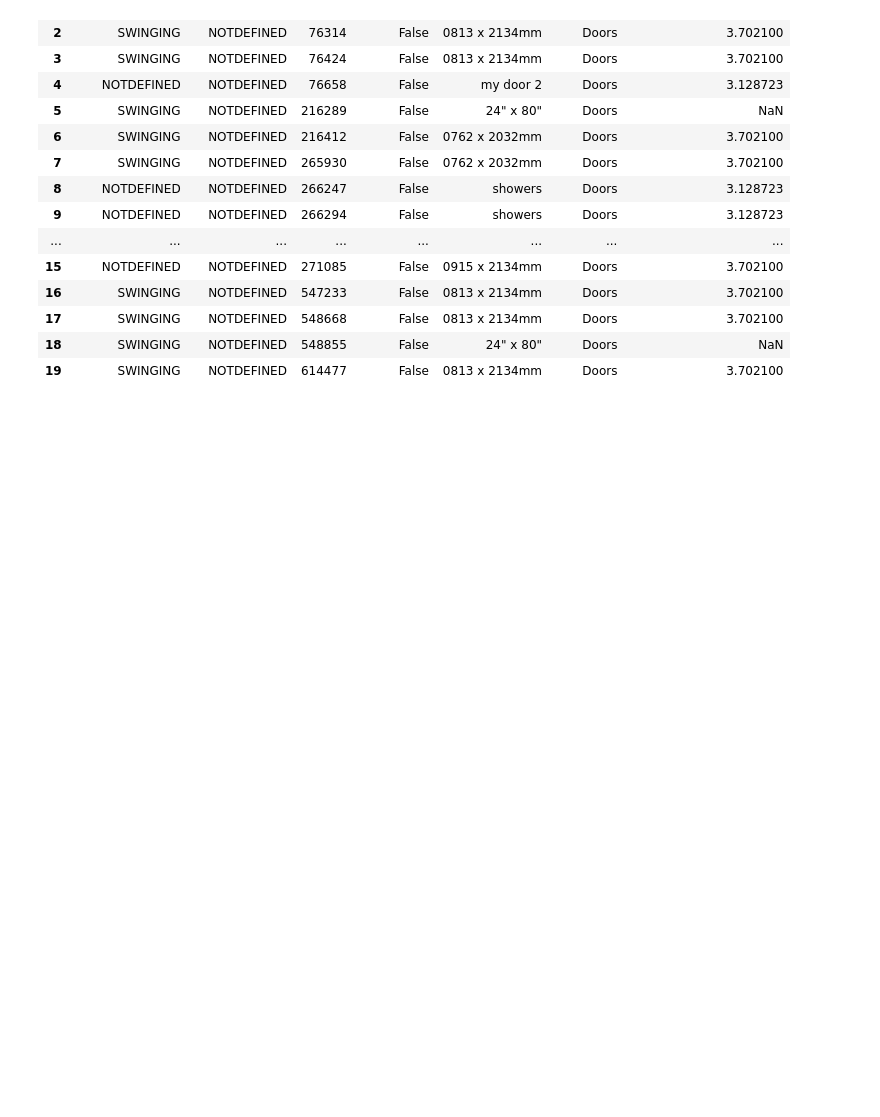
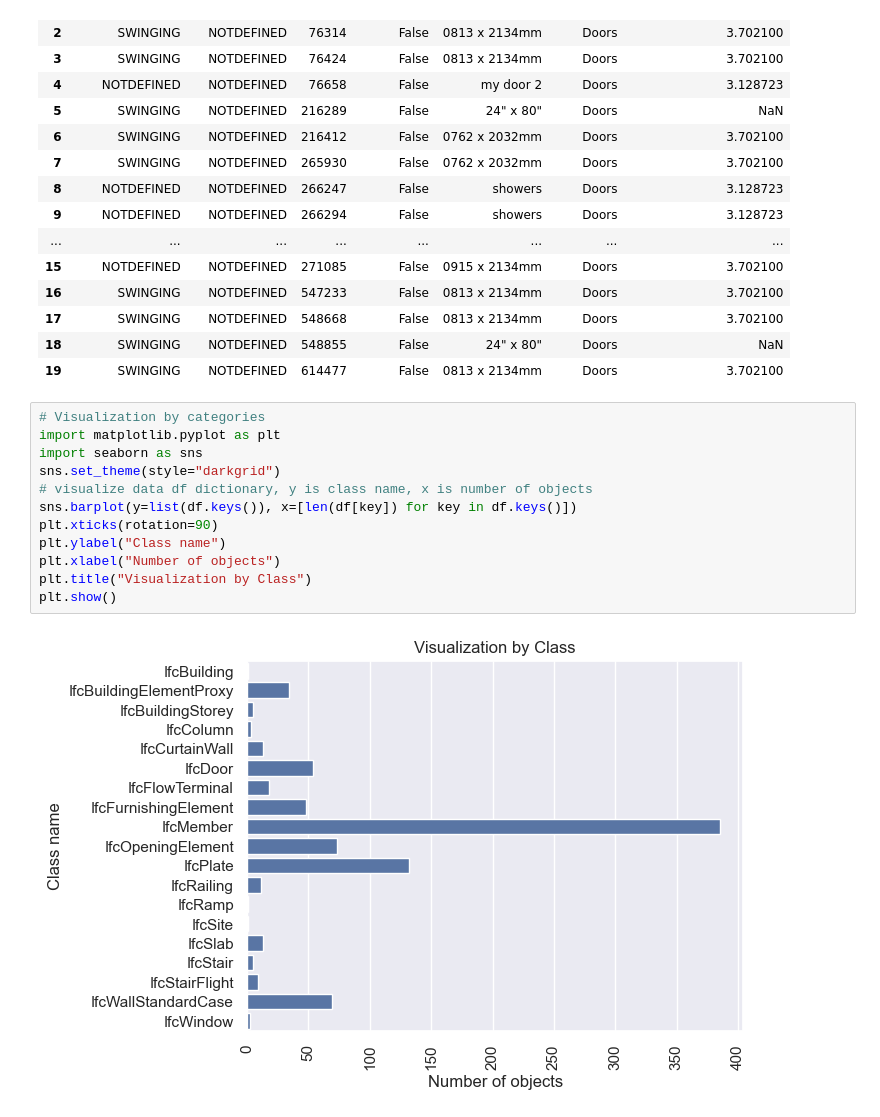
Before and after one commit to chuongmep/Ifc-to-excel, a Jupyter notebook: IFC_To_Excel.ipynb, the cells around one changed output. Drawn from its saved outputs; the diff is of its cells as text; blank space fills up the shorter version.

```diff
--- a/IFC_To_Excel.ipynb
+++ b/IFC_To_Excel.ipynb
@@ -118,3 +118,17 @@ df['IfcDoor'].head(20)
 | 17 | SWINGING | NOTDEFINED | 548668 | False | 0813 x 2134mm | Doors | 3.702100 |
 | 18 | SWINGING | NOTDEFINED | 548855 | False | 24" x 80" | Doors | NaN |
 | 19 | SWINGING | NOTDEFINED | 614477 | False | 0813 x 2134mm | Doors | 3.702100 |
+# %%
+# Visualization by categories
+import matplotlib.pyplot as plt
+import seaborn as sns
+sns.set_theme(style="darkgrid")
+# visualize data df dictionary, y is class name, x is number of objects
+sns.barplot(y=list(df.keys()), x=[len(df[key]) for key in df.keys()])
+plt.xticks(rotation=90)
+plt.ylabel("Class name")
+plt.xlabel("Number of objects")
+plt.title("Visualization by Class")
+plt.show()
+# %% [output]
+[figure, added]
```
